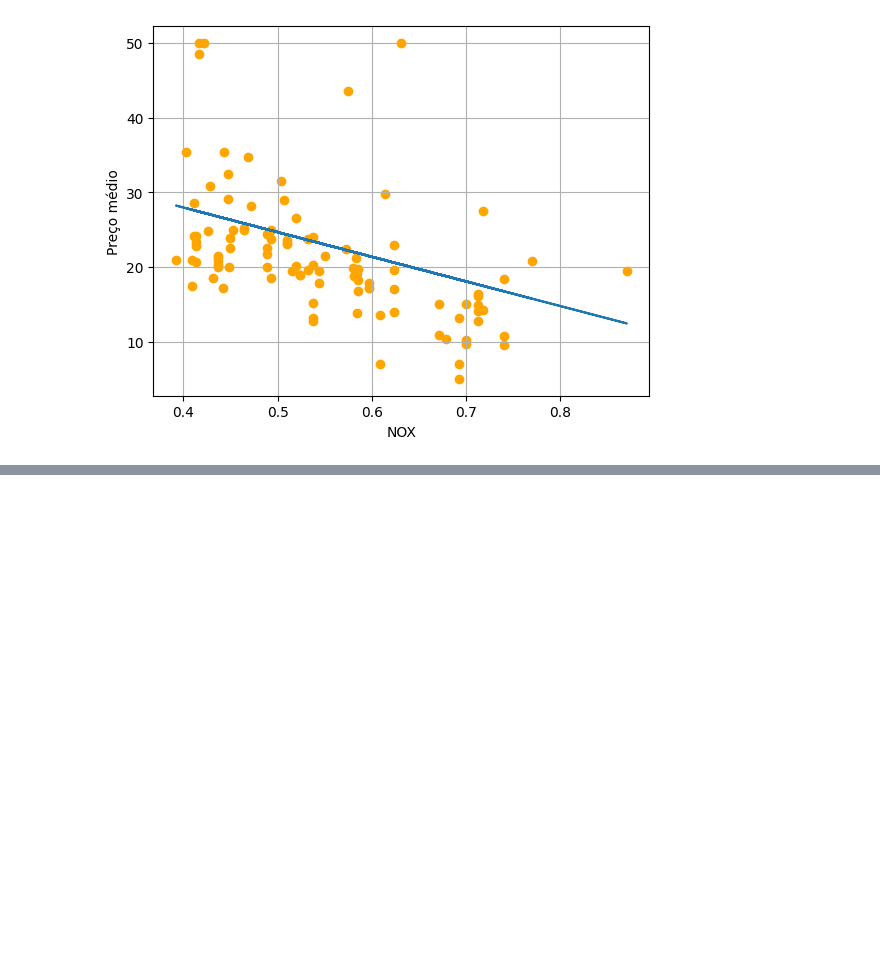
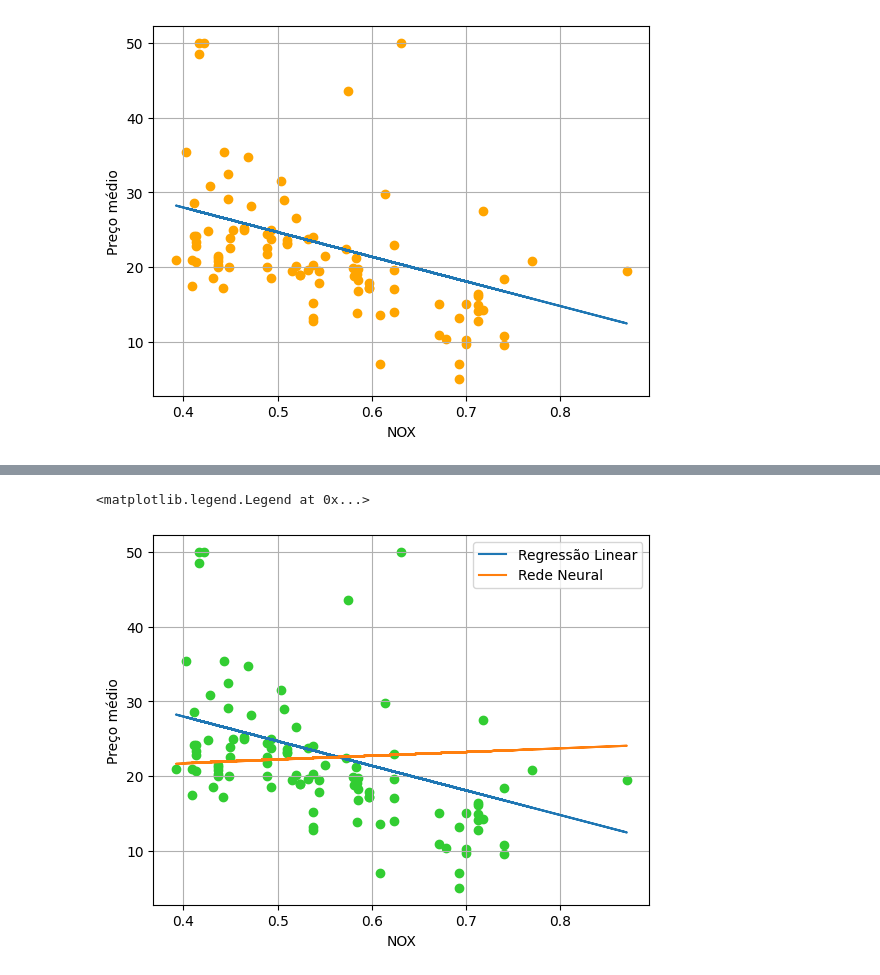
Before and after one commit to HeloisaJ/Lista_Computacional_IA, a Jupyter notebook: AtividadeIA.ipynb, the cells around one changed output, grey strips where cells are left out. Cells and saved outputs as stored; diff of their text form; code cells hidden in the pictures; blank space fills up the shorter version.

```diff
--- a/AtividadeIA.ipynb
+++ b/AtividadeIA.ipynb
@@ -173,0 +243,11 @@ plt.grid()
+# %%
+plt.scatter(X_test, y_test, c='#32CD32')
+plt.plot(X_test, y_pred_linear, label="Regressão Linear")
+plt.plot(X_test, y_pred_nn, label="Rede Neural")
+plt.xlabel("NOX")
+plt.ylabel("Preço médio")
+plt.grid()
+plt.legend()
+# %% [output]
+<matplotlib.legend.Legend at 0x...>
+[figure, added]
```
Also changed, not shown: parts of 10 cells of this notebook.
